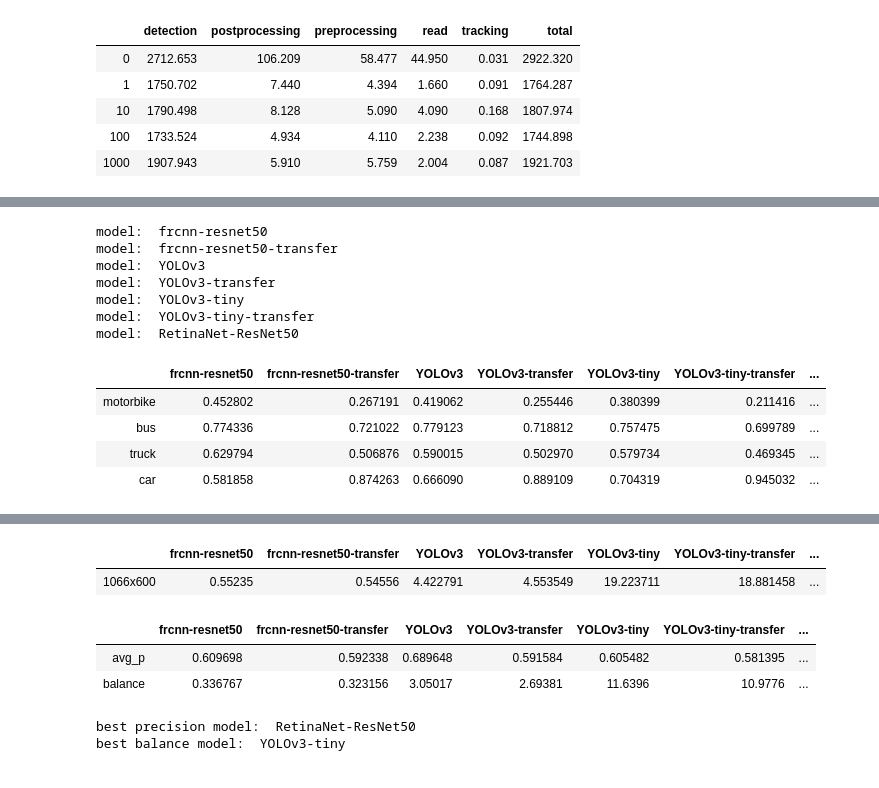
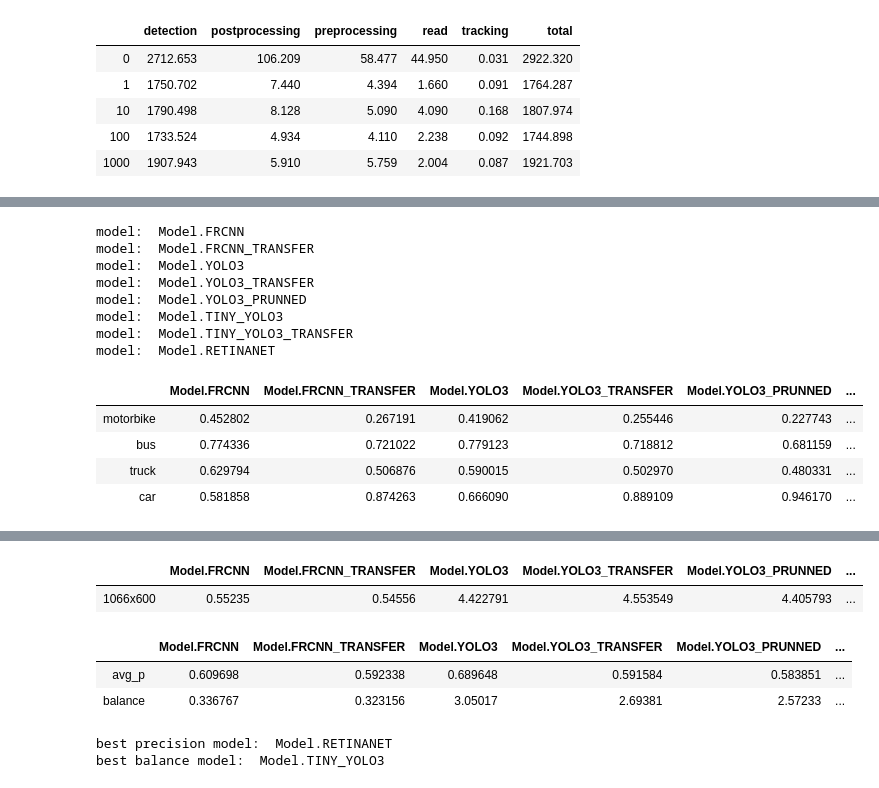
Before and after one commit to vvc-unal/vvc, a Jupyter notebook: notebooks/Results.ipynb, the cells around one changed output, grey strips where cells are left out. Drawn from its saved outputs; the diff is of its cells as text; code cells hidden in the pictures.

```diff
--- a/notebooks/Results.ipynb
+++ b/notebooks/Results.ipynb
@@ -274,7 +275,7 @@ def compare_models(test_df, models):
     for model in models:
         print('model: ', model)
         experiment_folder = os.path.join(config.base_folder, 'Videos', 'vvc', video_name)
-        experiment_file = os.path.join(experiment_folder, model + '.mp4.json')
+        experiment_file = os.path.join(experiment_folder, model.value + '.mp4.json')
 
         experiment, times = vvc_to_df(experiment_file)
 
@@ -288,43 +289,44 @@ def compare_models(test_df, models):
 
         # times
 
         mean_time = times[avg_time.index].mean().to_frame(model)
 
         avg_time = avg_time.join(mean_time)
 
         # fps
 
         total = times['total']
 
         fps = (total.count() / total.sum()) * 1000
 
         avg_fps[model] = fps
 
         avg_p.loc['balance', model] = avg_p.loc['avg_p', model] * fps
 
     return avg_precision, avg_time, avg_fps, avg_p
 
 # dispay
 test = counts_cvat_to_df(test_file)
-models = detector.basic_models
+models = object_detection.basic_models
 
 avg_precision, avg_time, avg_fps, avg_p = compare_models(test, models)
 
 display(avg_precision)
 
 display(avg_time)
 
 avg_fps
 # %% [output]
-model:  frcnn-resnet50
-model:  frcnn-resnet50-transfer
-model:  YOLOv3
-model:  YOLOv3-transfer
-model:  YOLOv3-tiny
-model:  YOLOv3-tiny-transfer
-model:  RetinaNet-ResNet50
+model:  Model.FRCNN
+model:  Model.FRCNN_TRANSFER
+model:  Model.YOLO3
+model:  Model.YOLO3_TRANSFER
+model:  Model.YOLO3_PRUNNED
+model:  Model.TINY_YOLO3
+model:  Model.TINY_YOLO3_TRANSFER
+model:  Model.RETINANET
-|  | frcnn-resnet50 | frcnn-resnet50-transfer | YOLOv3 | YOLOv3-transfer | YOLOv3-tiny | YOLOv3-tiny-transfer | ... |
-| motorbike | 0.452802 | 0.267191 | 0.419062 | 0.255446 | 0.380399 | 0.211416 | ... |
-| bus | 0.774336 | 0.721022 | 0.779123 | 0.718812 | 0.757475 | 0.699789 | ... |
-| truck | 0.629794 | 0.506876 | 0.590015 | 0.502970 | 0.579734 | 0.469345 | ... |
-| car | 0.581858 | 0.874263 | 0.666090 | 0.889109 | 0.704319 | 0.945032 | ... |
+|  | Model.FRCNN | Model.FRCNN_TRANSFER | Model.YOLO3 | Model.YOLO3_TRANSFER | Model.YOLO3_PRUNNED | ... |
+| motorbike | 0.452802 | 0.267191 | 0.419062 | 0.255446 | 0.227743 | ... |
+| bus | 0.774336 | 0.721022 | 0.779123 | 0.718812 | 0.681159 | ... |
+| truck | 0.629794 | 0.506876 | 0.590015 | 0.502970 | 0.480331 | ... |
+| car | 0.581858 | 0.874263 | 0.666090 | 0.889109 | 0.946170 | ... |
@@ -336,5 +338,5 @@ model:  RetinaNet-ResNet50
-|  | frcnn-resnet50 | frcnn-resnet50-transfer | YOLOv3 | YOLOv3-transfer | YOLOv3-tiny | YOLOv3-tiny-transfer | ... |
-| 1066x600 | 0.55235 | 0.54556 | 4.422791 | 4.553549 | 19.223711 | 18.881458 | ... |
+|  | Model.FRCNN | Model.FRCNN_TRANSFER | Model.YOLO3 | Model.YOLO3_TRANSFER | Model.YOLO3_PRUNNED | ... |
+| 1066x600 | 0.55235 | 0.54556 | 4.422791 | 4.553549 | 4.405793 | ... |
 # %%
 display(avg_p)
 
@@ -346,11 +348,11 @@ best_balance_model = avg_p.sort_values(by ='balance', axis=1, ascending=False).c
 
 print('best balance model: ', best_balance_model)
 # %% [output]
-|  | frcnn-resnet50 | frcnn-resnet50-transfer | YOLOv3 | YOLOv3-transfer | YOLOv3-tiny | YOLOv3-tiny-transfer | ... |
-| avg_p | 0.609698 | 0.592338 | 0.689648 | 0.591584 | 0.605482 | 0.581395 | ... |
-| balance | 0.336767 | 0.323156 | 3.05017 | 2.69381 | 11.6396 | 10.9776 | ... |
+|  | Model.FRCNN | Model.FRCNN_TRANSFER | Model.YOLO3 | Model.YOLO3_TRANSFER | Model.YOLO3_PRUNNED | ... |
+| avg_p | 0.609698 | 0.592338 | 0.689648 | 0.591584 | 0.583851 | ... |
+| balance | 0.336767 | 0.323156 | 3.05017 | 2.69381 | 2.57233 | ... |
-best precision model:  RetinaNet-ResNet50
-best balance model:  YOLOv3-tiny
+best precision model:  Model.RETINANET
+best balance model:  Model.TINY_YOLO3
 # %%
 def plot_avg_precision(avg_precision, prefix='basic', cmap=plt.cm.tab10):
     plt.figure()
```
Also changed, not shown: parts of 7 cells of this notebook, 2 other files.
